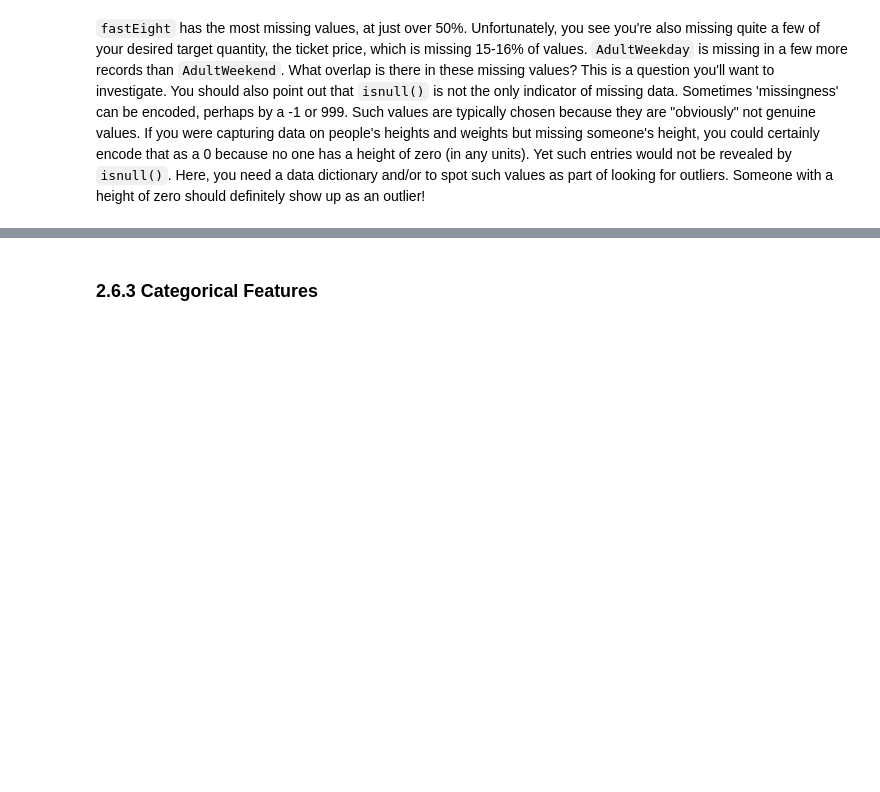
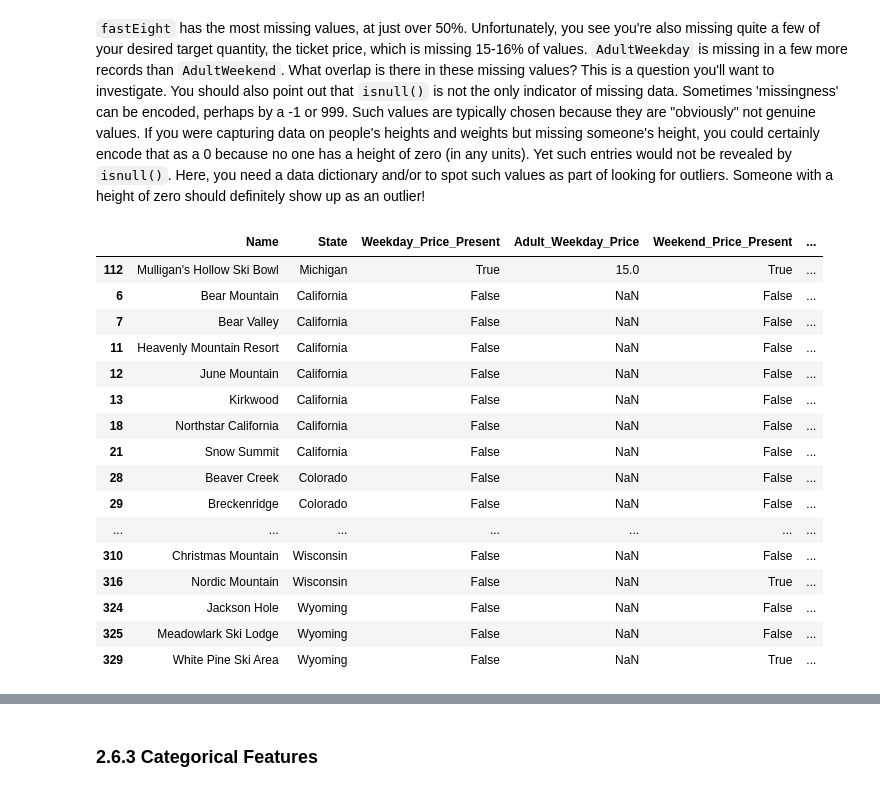
Before and after one commit to meester600/DataScienceGuidedCapstone, a Jupyter notebook: Notebooks/02_data_wrangling.ipynb, the cells around one changed output, grey strips where cells are left out. Drawn from its saved outputs; the diff is of its cells as text; code cells hidden in the pictures; blank space fills up the shorter version.

```diff
--- a/Notebooks/02_data_wrangling.ipynb
+++ b/Notebooks/02_data_wrangling.ipynb
@@ -165,2 +178,25 @@ missing.___(by=___)
 # %% [markdown]
 `fastEight` has the most missing values, at just over 50%. Unfortunately, you see you're also missing quite a few of your desired target quantity, the ticket price, which is missing 15-16% of values. `AdultWeekday` is missing in a few more records than `AdultWeekend`. What overlap is there in these missing values? This is a question you'll want to investigate. You should also point out that `isnull()` is not the only indicator of missing data. Sometimes 'missingness' can be encoded, perhaps by a -1 or 999. Such values are typically chosen because they are "obviously" not genuine values. If you were capturing data on people's heights and weights but missing someone's height, you could certainly encode that as a 0 because no one has a height of zero (in any units). Yet such entries would not be revealed by `isnull()`. Here, you need a data dictionary and/or to spot such values as part of looking for outliers. Someone with a height of zero should definitely show up as an outlier!
+# %%
+
+t_NaN = pd.concat([ski_data['Name'], ski_data['state'], ski_data['AdultWeekday'].notna(),ski_data['AdultWeekday'], ski_data['AdultWeekend'].notna(), ski_data['AdultWeekend']], axis = 1)
+t_NaN.columns = ['Name','State','Weekday_Price_Present', 'Adult_Weekday_Price', 'Weekend_Price_Present', 'Adult_Weekend_Price' ]
+t_NaN.sort_values(by='Adult_Weekday_Price', ascending = False).tail(55)
+# %% [output]
+|  | Name | State | Weekday_Price_Present | Adult_Weekday_Price | Weekend_Price_Present | ... |
+| 112 | Mulligan's Hollow Ski Bowl | Michigan | True | 15.0 | True | ... |
+| 6 | Bear Mountain | California | False | NaN | False | ... |
+| 7 | Bear Valley | California | False | NaN | False | ... |
+| 11 | Heavenly Mountain Resort | California | False | NaN | False | ... |
+| 12 | June Mountain | California | False | NaN | False | ... |
+| 13 | Kirkwood | California | False | NaN | False | ... |
+| 18 | Northstar California | California | False | NaN | False | ... |
+| 21 | Snow Summit | California | False | NaN | False | ... |
+| 28 | Beaver Creek | Colorado | False | NaN | False | ... |
+| 29 | Breckenridge | Colorado | False | NaN | False | ... |
+| ... | ... | ... | ... | ... | ... | ... |
+| 310 | Christmas Mountain | Wisconsin | False | NaN | False | ... |
+| 316 | Nordic Mountain | Wisconsin | False | NaN | True | ... |
+| 324 | Jackson Hole | Wyoming | False | NaN | False | ... |
+| 325 | Meadowlark Ski Lodge | Wyoming | False | NaN | False | ... |
+| 329 | White Pine Ski Area | Wyoming | False | NaN | True | ... |
```
Also changed, not shown: parts of 4 cells of this notebook.
